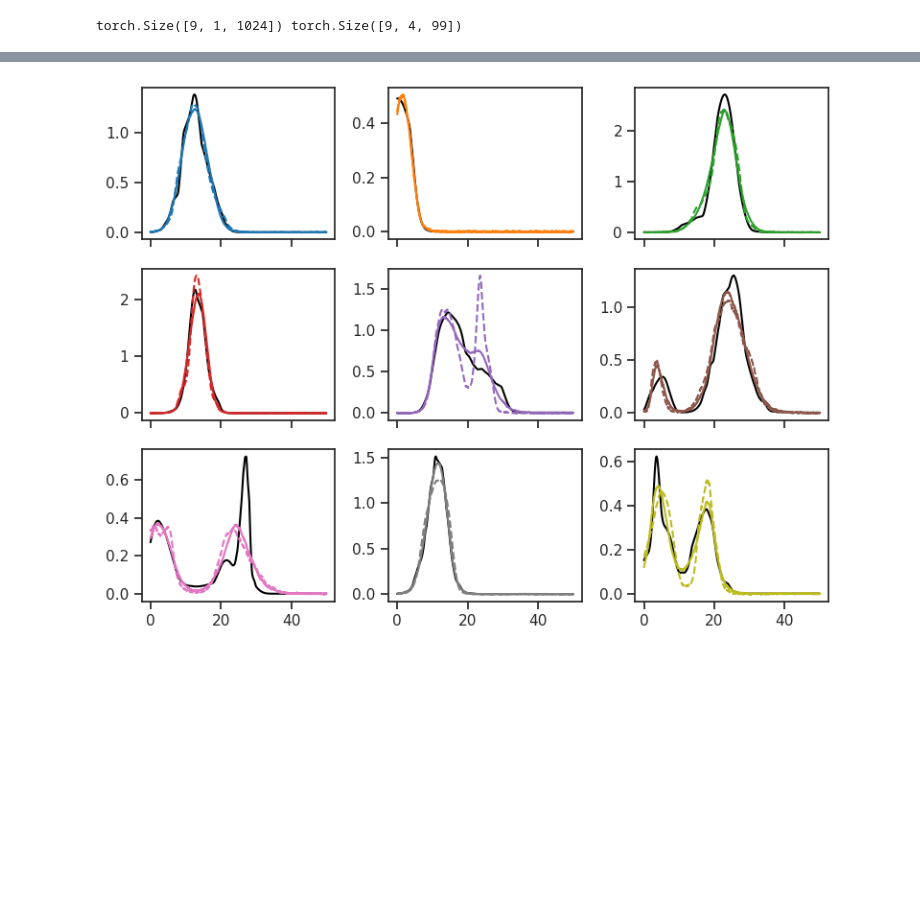
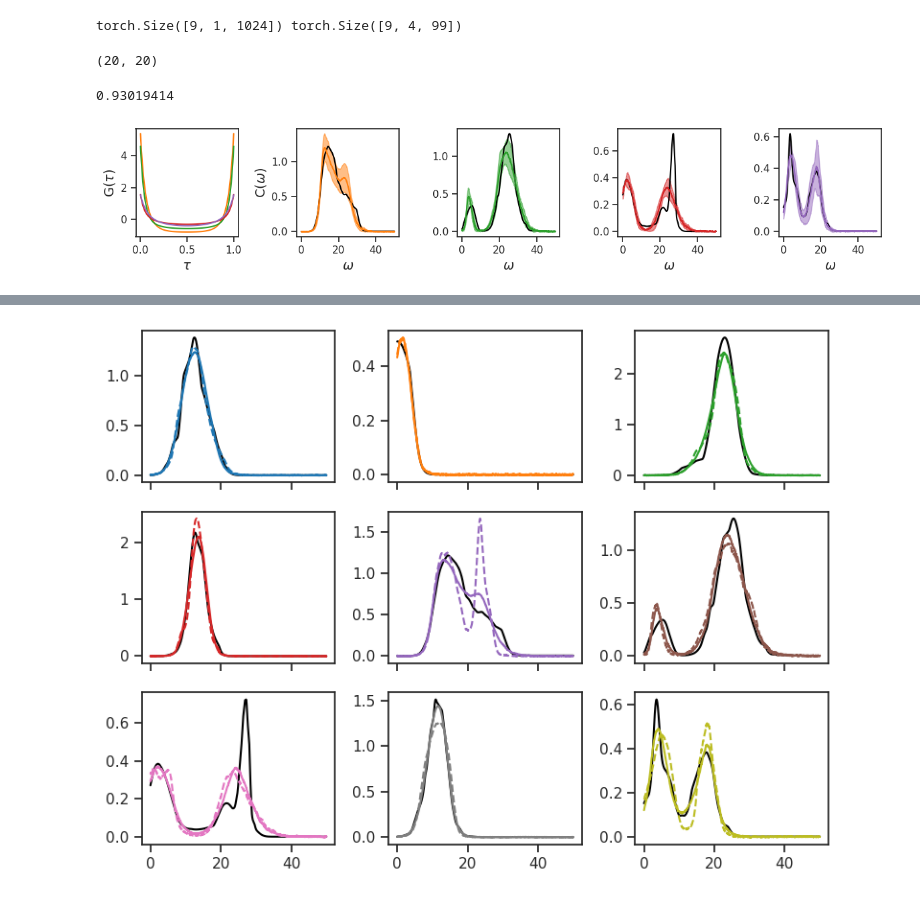
Before and after one commit to Hirshberg-Lab/transformer_latent_diffusion_4AC, a Jupyter notebook: sharper_spectra.ipynb, the cells around one changed output, grey strips where cells are left out. Cells and saved outputs as stored; diff of their text form; code cells hidden in the pictures; blank space fills up the shorter version.

```diff
--- a/sharper_spectra.ipynb
+++ b/sharper_spectra.ipynb
@@ -444,0 +448,5 @@ C_preds_std = C_preds_array.std(0)
+# %%
+C_preds_array[:,0,:].shape, C_preds_array[:,0,:].mean(0).shape , (C_preds_array[:,0,:]- C_preds_array[:,0,:].mean(0)).shape
+(C_preds_array[:,0,:]@C_preds_array[:,0,:].T).shape
+# %% [output]
+(20, 20)
@@ -444,0 +460,5 @@ C_preds_std = C_preds_array.std(0)
+# %%
+# plt.plot(compute_pcs_via_pca(C_preds_array[:,pick_indices[1],:])['explained_variance_ratio'],'.')
+compute_pcs_via_pca(C_preds_array[:,pick_indices[4],:])['explained_variance_ratio'][:3].sum()
+# %% [output]
+0.93019414
@@ -444,0 +468,24 @@ C_preds_std = C_preds_array.std(0)
+# %%
+fig,axs = plt.subplots(1,5,figsize=(12,2.5),sharex=False,sharey=False)
+palette = ['C' + str(x) for x in range(250000)]
+n_ex=5
+omega = test_loader.dataset.laplace.omega
+tau = test_loader.dataset.laplace.tau
+pick_indices = [2,4,5,6,8]
+for j in range(1,n_ex):
+    ax = axs.flatten()[j]
+    axs[0].plot(tau,G_test[pick_indices[j]][0].view(99).cpu().detach().numpy(), color=palette[j])
+    ax.plot(omega,C_test[pick_indices[j]].view(1024).cpu().detach().numpy(), color='k')
+    # ax.plot(omega,C_preds[j].view(1024).cpu().detach().numpy(), color=palette[j])
+    ax.plot(omega,C_preds_mean[pick_indices[j]], color=palette[j])
+    ax.fill_between(omega,C_preds_mean[pick_indices[j]]-C_preds_std[pick_indices[j]],C_preds_mean[pick_indices[j]]+C_preds_std[pick_indices[j]],color=palette[j],alpha=0.5)
+    # [ax.plot(omega,C_preds_array[i][pick_indices[j]], color=palette[j], alpha=0.7, lw=0.3) for i in range(len(C_preds_array))]
+    ax.set_xlabel(r'$\omega$')
+axs[1].set_ylabel(r'C($\omega$)')
+axs[0].set_ylabel(r'G($\tau$)')
+axs[0].set_xlabel(r'$\tau$')
+plt.tight_layout()
+# plt.savefig('figs/example_of_ac.pdf',dpi=1000)
+plt.show()
+# %% [output]
+[figure, added]
```
Also changed, not shown: parts of 18 cells of this notebook, 3 other files.
